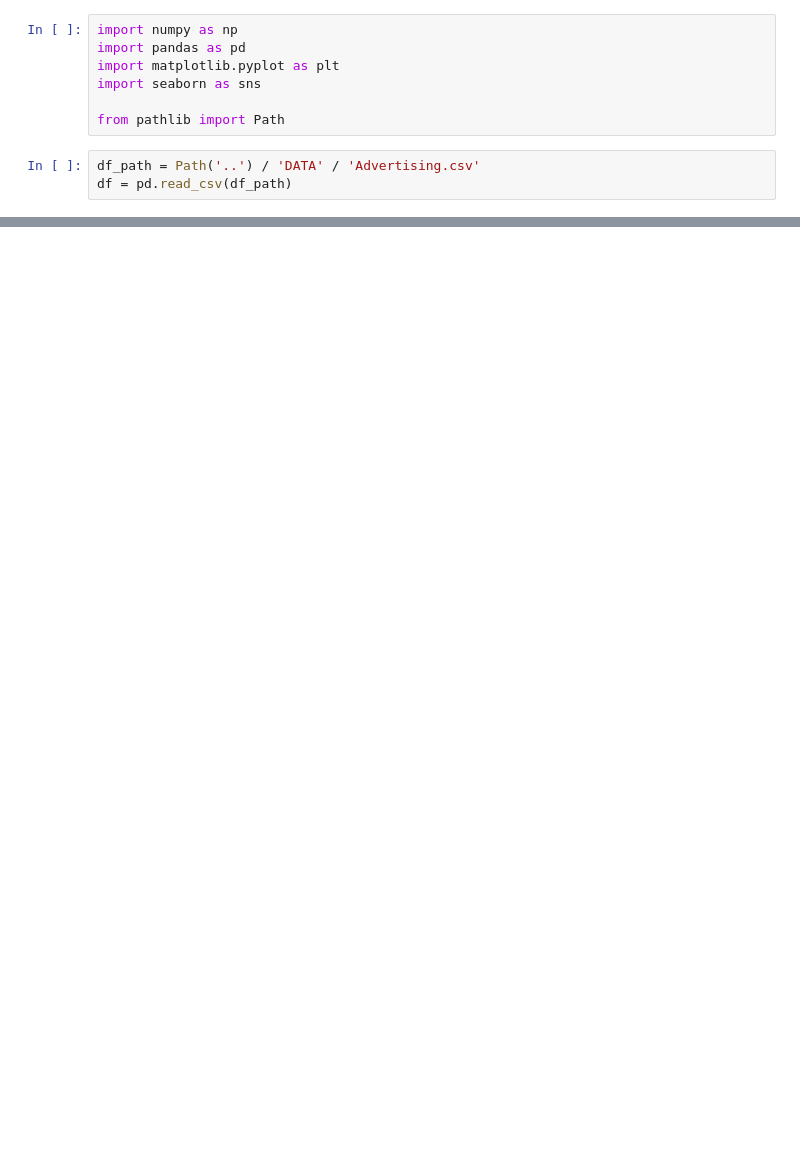
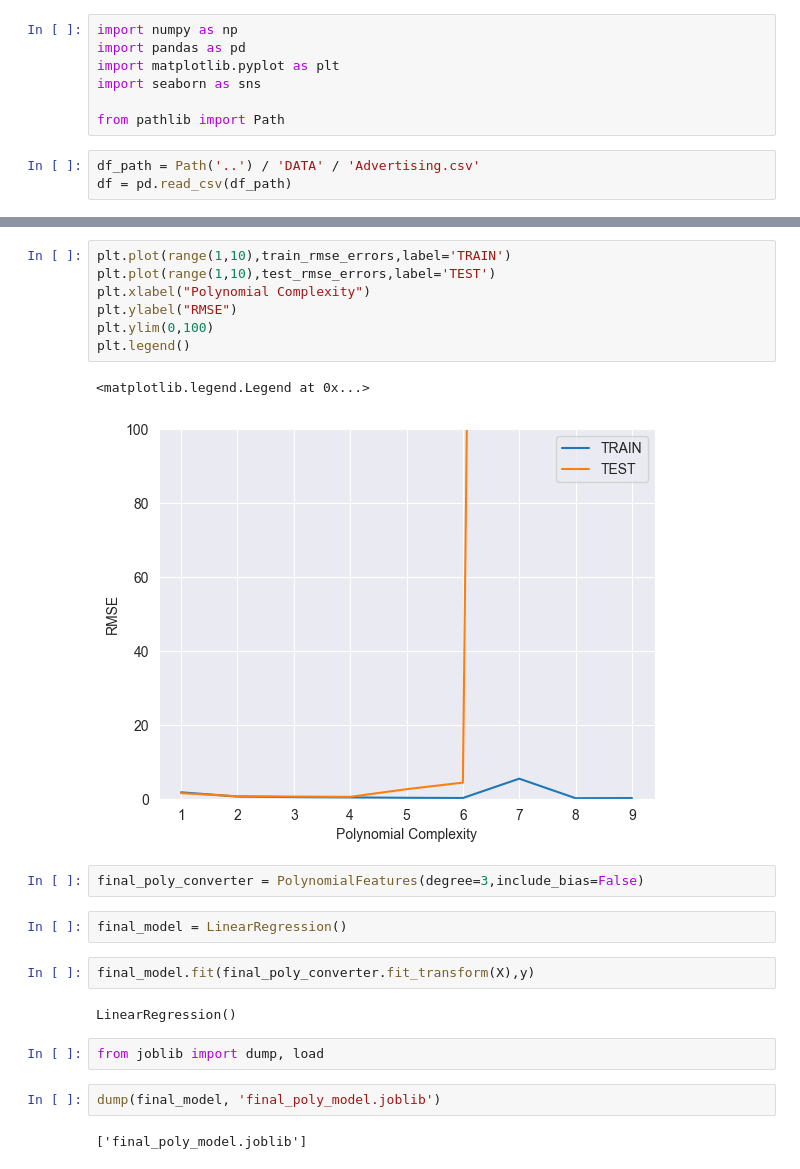
Before and after one commit to ZygimantasB/data_science_ml_learning, a Jupyter notebook: Section 10 Linear Regression/Remember 2/02-Polynomial-Regression.ipynb, the cells around one changed output, grey strips where cells are left out. Cells and saved outputs as stored; diff of their text form; blank space fills up the shorter version.

```diff
--- a/Section 10 Linear Regression/Remember 2/02-Polynomial-Regression.ipynb
+++ b/Section 10 Linear Regression/Remember 2/02-Polynomial-Regression.ipynb
@@ -26,0 +127,24 @@ df
+# %%
+plt.plot(range(1,10),train_rmse_errors,label='TRAIN')
+plt.plot(range(1,10),test_rmse_errors,label='TEST')
+plt.xlabel("Polynomial Complexity")
+plt.ylabel("RMSE")
+plt.ylim(0,100)
+plt.legend()
+# %% [output]
+<matplotlib.legend.Legend at 0x...>
+[figure, added]
+# %%
+final_poly_converter = PolynomialFeatures(degree=3,include_bias=False)
+# %%
+final_model = LinearRegression()
+# %%
+final_model.fit(final_poly_converter.fit_transform(X),y)
+# %% [output]
+LinearRegression()
+# %%
+from joblib import dump, load
+# %%
+dump(final_model, 'final_poly_model.joblib')
+# %% [output]
+['final_poly_model.joblib']
```
Also changed, not shown: parts of 30 cells of this notebook, 3 other files.
